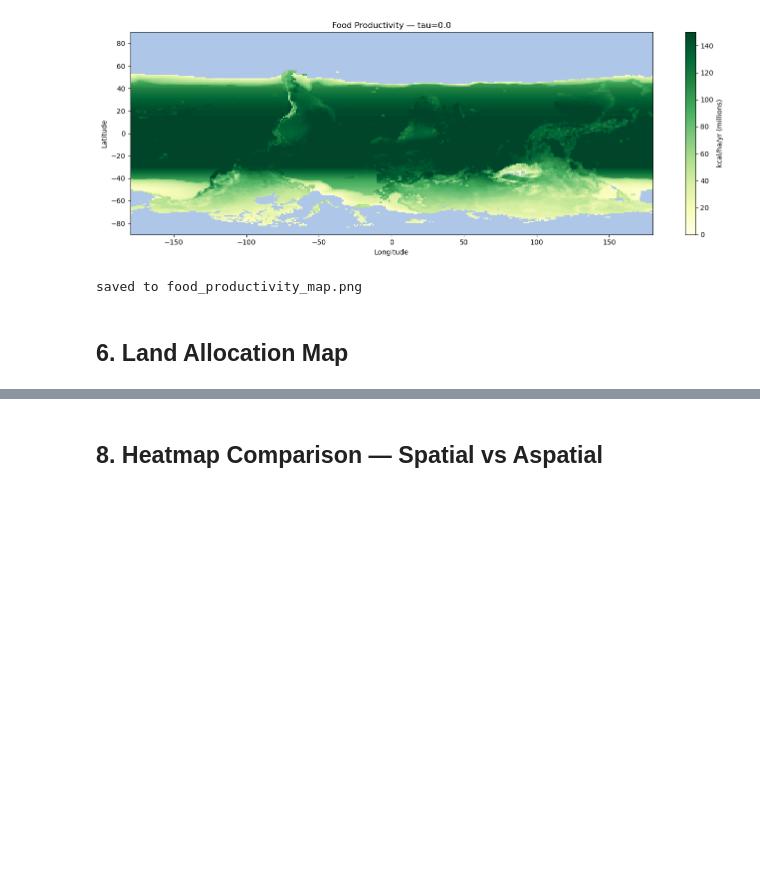
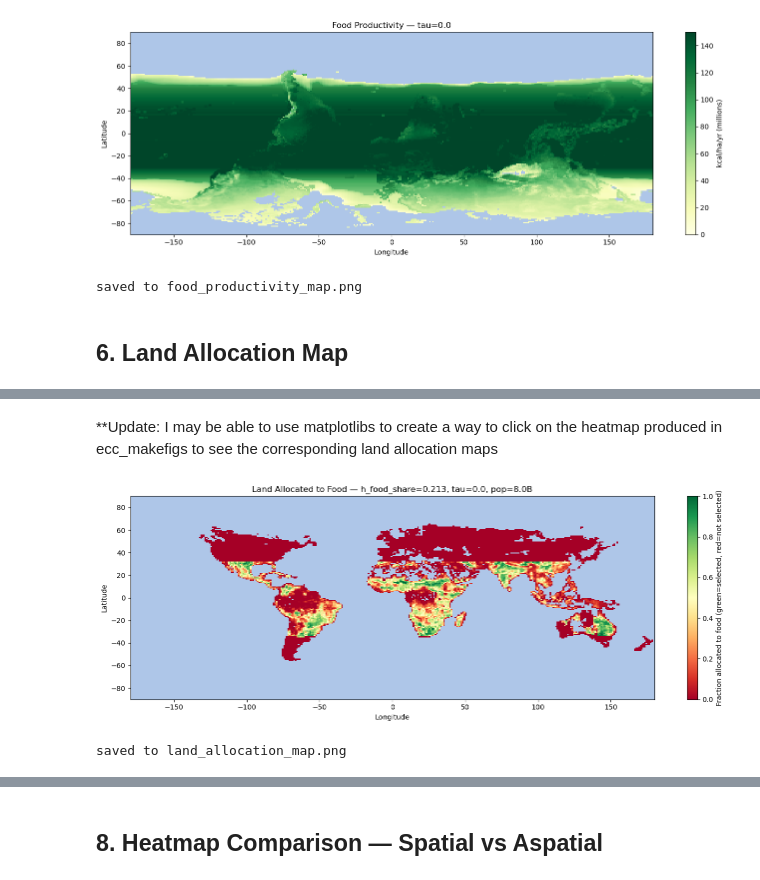
Before and after one commit to evasbenson/ECC_model, a Jupyter notebook: ecc_analysis.ipynb, the cells around one changed output, grey strips where cells are left out. Cells and saved outputs as stored; diff of their text form; code cells hidden in the pictures; blank space fills up the shorter version.

```diff
--- a/ecc_analysis.ipynb
+++ b/ecc_analysis.ipynb
@@ -341,0 +494,57 @@ NameError: name 'lon2d' is not defined
+# %% [markdown]
+**Update: I may be able to use matplotlibs to create a way to click on the heatmap produced in ecc_makefigs to see the corresponding land allocation maps
+# %%
+# land allocation map at tau=0, but this time not binary and trying to fix ocean masking issue
+h_food_share = sol_s[9]
+total_ha  = np.nansum(area_ha * is_land)
+target_ha = h_food_share * total_ha
+
+g_flat      = kcal_per_ha.ravel()
+area_flat   = area_ha.ravel()
+farmed_flat = farmedPct.ravel()
+land_flat   = is_land.ravel()
+order       = np.argsort(-g_flat)
+
+# use farmedPct > 0 as the mask — prevents ocean cells from being selected
+farmable      = (farmed_flat > 0) & land_flat
+unfarmed_land = (farmed_flat == 0) & land_flat
+
+farmed_area   = farmed_flat * area_flat * farmable
+unfarmed_area = area_flat * unfarmed_land
+
+selected    = np.zeros(len(g_flat))
+accumulated = 0.0
+
+# first pass: farmed land
+for idx in order:
+    if farmed_area[idx] <= 0: continue
+    if accumulated >= target_ha: break
+    take = min(farmed_area[idx], target_ha - accumulated)
+    selected[idx] = take / area_flat[idx]
+    accumulated  += take
+
+# second pass: unfarmed land only if needed
+for idx in order:
+    if unfarmed_area[idx] <= 0: continue
+    if accumulated >= target_ha: break
+    take = min(unfarmed_area[idx], target_ha - accumulated)
+    selected[idx] = take / area_flat[idx]
+    accumulated  += take
+
+# mask ocean as NaN — only show land cells
+selected_2d = np.where(farmedPct > 0, selected.reshape(180, 360), np.nan)
+
+plt.figure(figsize=(14, 5))
+im = plt.pcolormesh(lon2d, lat2d, selected_2d, cmap='RdYlGn', shading='auto', vmin=0, vmax=1)
+plt.colorbar(im, label='Fraction allocated to food (green=selected, red=not selected)')
+plt.title(f'Land Allocated to Food — h_food_share={h_food_share:.3f}, tau={tau}, pop={pop}B')
+plt.xlabel('Longitude')
+plt.ylabel('Latitude')
+plt.gca().set_facecolor('#aec6e8')
+plt.tight_layout()
+plt.savefig('land_allocation_map.png', dpi=150, bbox_inches='tight')
+plt.show()
+print('saved to land_allocation_map.png')
+# %% [output]
+[figure, added]
+saved to land_allocation_map.png
```
Also changed, not shown: parts of 20 cells of this notebook, 4 other files.
